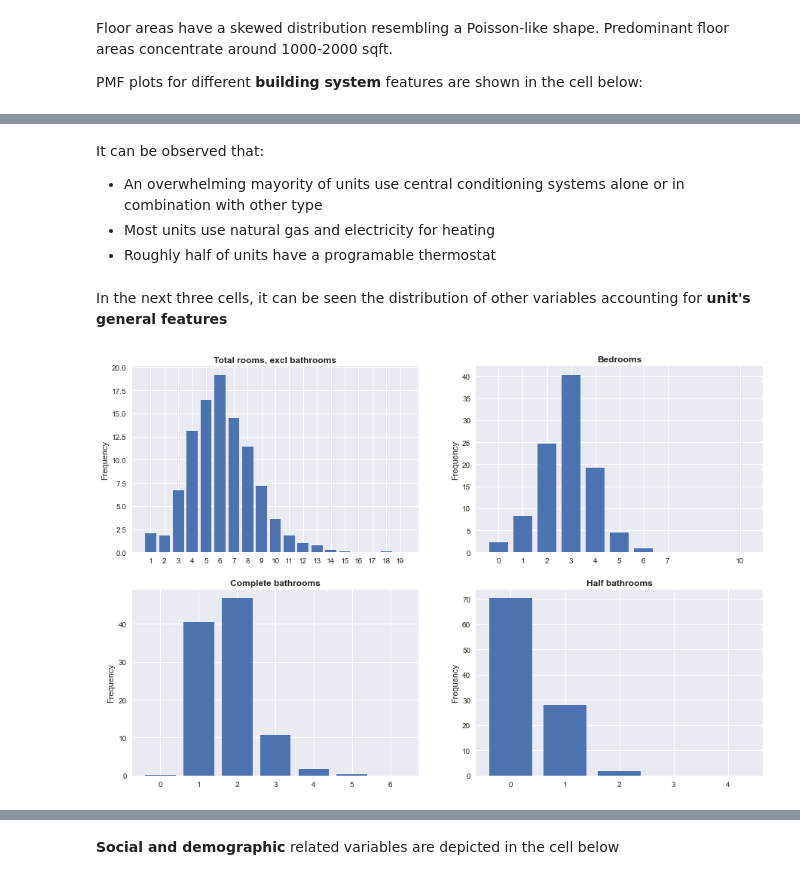
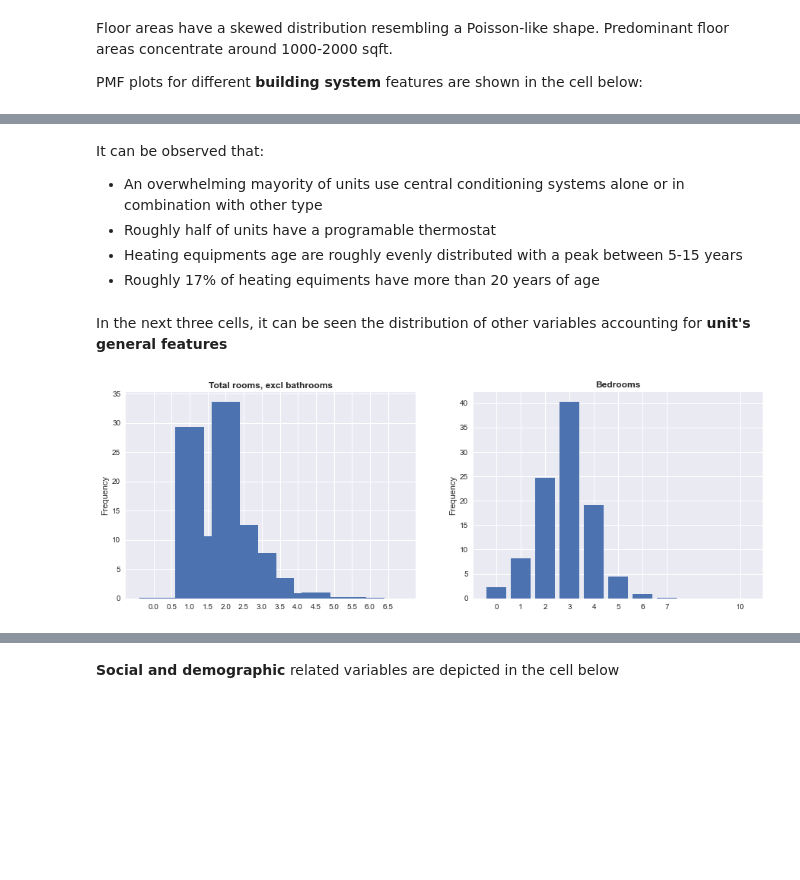
Before and after one commit to jvrnuno/Capstone-2, a Jupyter notebook: notebooks/1A_JNT_collection_and_inspection.ipynb, the cells around one changed output, grey strips where cells are left out. Saved outputs shown, nothing was run; the diff lists cells and outputs as text; code cells hidden in the pictures; blank space fills up the shorter version.

```diff
--- a/notebooks/1A_JNT_collection_and_inspection.ipynb
+++ b/notebooks/1A_JNT_collection_and_inspection.ipynb
@@ -259 +230,31 @@ df['YEARMADERANGE'].replace(yearmaderange, inplace=True)
+# %%
+# Creates a dict with actual and new names.
+
+rename = {'ATTIC':'ATTIC',
+          'BEDROOMS':'BEDROOMS',
+          'CDD65':'CDD65',
+          'CELLAR':'BASEMENT',
+          'COOLTYPE':'COOL_TYPE',
+          'DOLELCOL':'COOL_COST',
+          'EQUIPAGE':'EQUIP_AGE',
+          'EQUIPM':'HEAT_TYPE',
+          'HDD65':'HDD65',
+          'HIGHCEIL':'HIGH_CEIL',
+          'CLIMATE_REGION_PUB':'CLIMATE_REGION',
+          'KOWNRENT':'OWNERSHIP',
+          'NCOMBATH':'NCOMBATH',
+          'NHAFBATH':'NHAFBATH',
+          'PROTHERM':'THERMOSTAT',
+          'SIZEOFGARAGE':'SIZEOFGARAGE',
+          'STORIES':'STORIES',
+          'TOTALDOLSPH':'HEAT_COST',
+          'TOTSQFT_EN':'FLOOR_AREA',
+          'TYPEHUQ':'UNIT_TYPE',
+          'YEARMADERANGE':'DECADE_BUILT',
+          'TOTALDOLWTH':'WATERHEAT_COST'
+            }
+# %%
+# Rename columns applying 'rename' dict
+
+df.rename(rename, axis=1, inplace=True)
 # %% [markdown]
@@ -380,30 +375,25 @@ plt.show()
 # %% [markdown]
 It can be observed that:
 - An overwhelming mayority of units use central conditioning systems alone or in combination with other type
-- Most units use natural gas and electricity for heating
 - Roughly half of units have a programable thermostat
+- Heating equipments age are roughly evenly distributed with a peak between 5-15 years
+- Roughly 17% of heating equiments have more than 20 years of age
 # %% [markdown]
 In the next three cells, it can be seen the distribution of other variables accounting for **unit's general features**
 # %%
 # Plot PMF of discrete variables
 
-fig = plt.figure(figsize=(15,10), dpi=72)
+fig = plt.figure(figsize=(15,5), dpi=72)
 
-plt.subplot(2,2,1)
-Pmf(df['TOTROOMS'], 'Total rooms, excl bathrooms')
+plt.subplot(1,2,1)
+Pmf(df['BATHROOMS'], 'Total rooms, excl bathrooms')
 
-plt.subplot(2,2,2)
+plt.subplot(1,2,2)
 Pmf(df['BEDROOMS'], 'Bedrooms')
 
-plt.subplot(2,2,3)
-Pmf(df['NCOMBATH'], 'Complete bathrooms')
-
-plt.subplot(2,2,4)
-Pmf(df['NHAFBATH'], 'Half bathrooms')
-
 plt.show()
 # %% [output]
-[figure, old version]
+[figure, new version]
 # %%
 # Plot PMF of categorical variables
 
```
Also changed, not shown: parts of 25 cells of this notebook, 1 other file.
